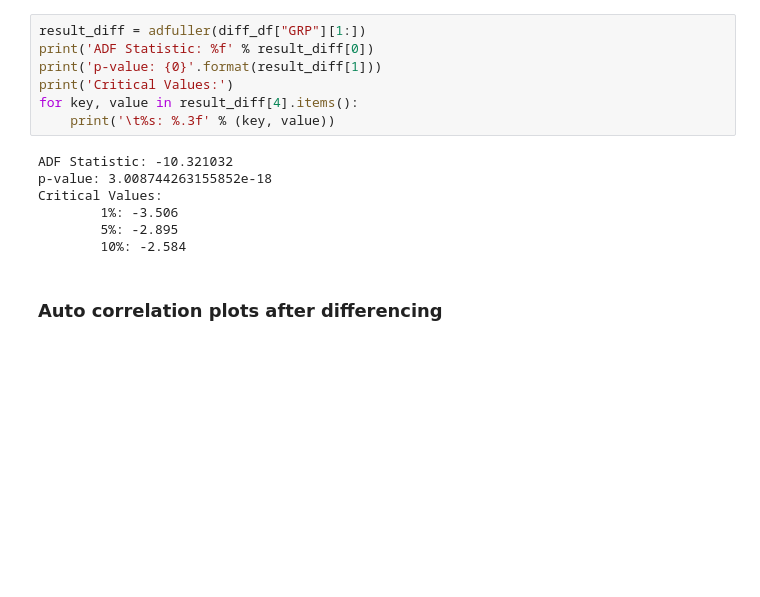
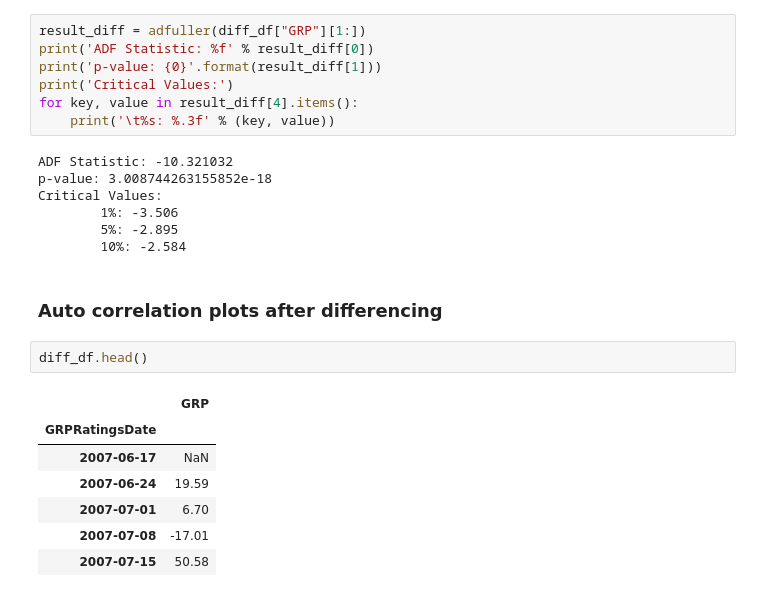
Before and after one commit to lppier/Indian_TV_Time_Series, a Jupyter notebook: TimeSeriesRegression.ipynb, the cells around one changed output. Saved outputs shown, nothing was run; the diff lists cells and outputs as text; blank space fills up the shorter version.

```diff
--- a/TimeSeriesRegression.ipynb
+++ b/TimeSeriesRegression.ipynb
@@ -184,4 +184,14 @@ Critical Values:
         10%: -2.584
 # %% [markdown]
 ### Auto correlation plots after differencing
+# %%
+diff_df.head()
+# %% [output]
+|  | GRP |
+| GRPRatingsDate |  |
+| 2007-06-17 | NaN |
+| 2007-06-24 | 19.59 |
+| 2007-07-01 | 6.70 |
+| 2007-07-08 | -17.01 |
+| 2007-07-15 | 50.58 |
 # %%
```
Also changed, not shown: parts of 1 cell of this notebook, 3 other files.
